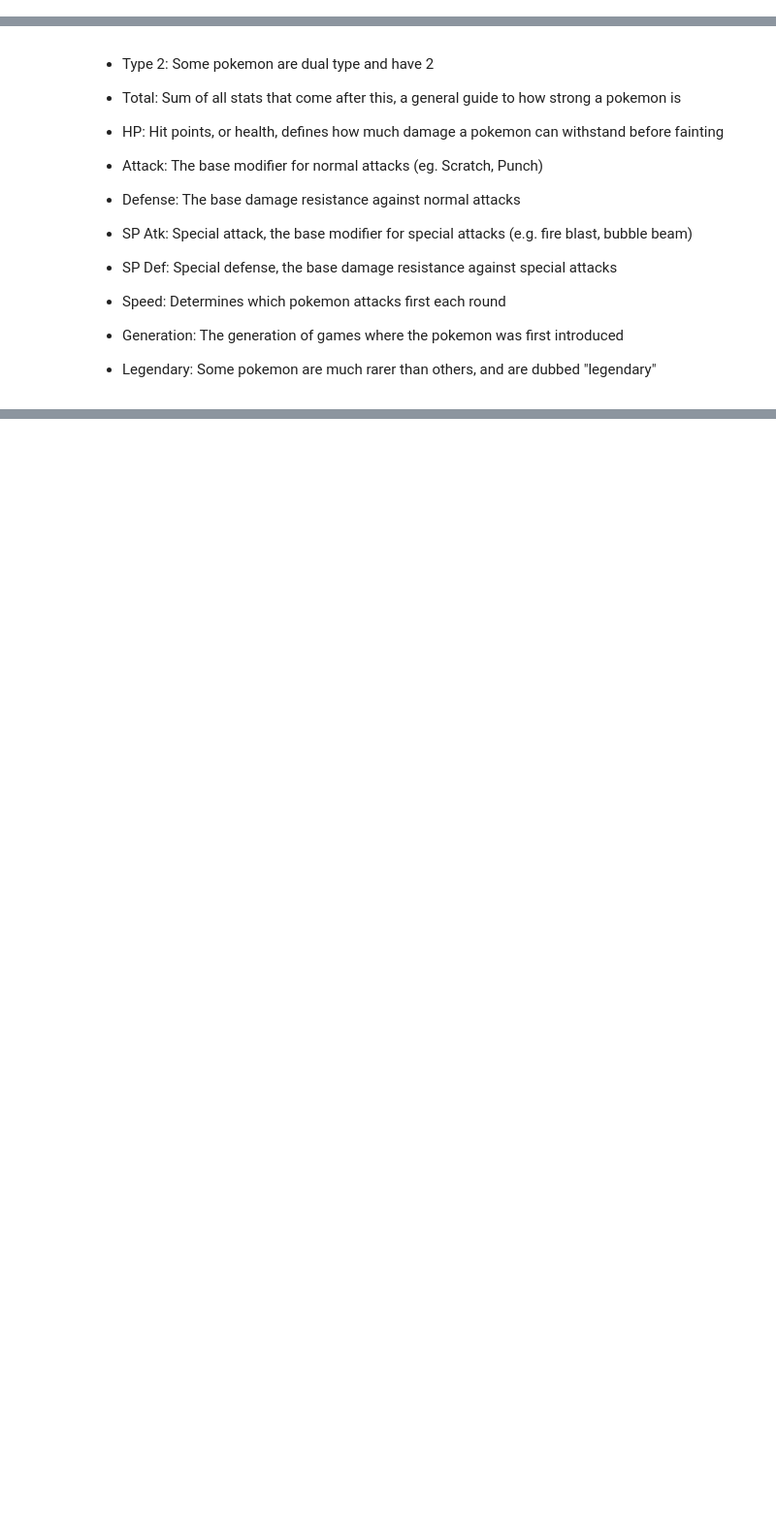
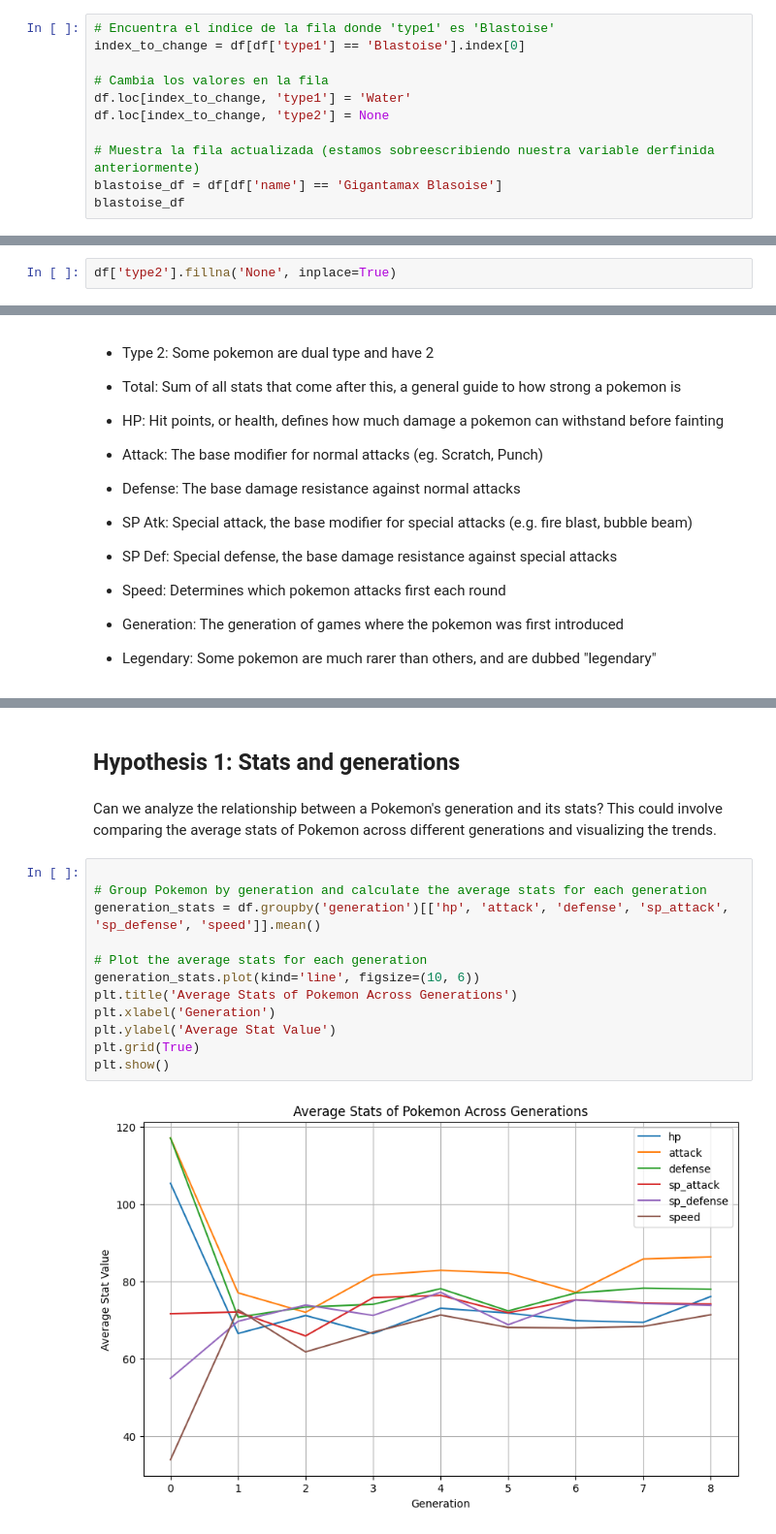
Before and after one commit to FrancescoGazzani/CoderDS1, a Jupyter notebook: ProyectoDS_ParteI_Gazzani_Pokemon.ipynb, the cells around one changed output, grey strips where cells are left out. Shown at 97% size. Cells and saved outputs as stored; diff of their text form; blank space fills up the shorter version.

```diff
--- a/ProyectoDS_ParteI_Gazzani_Pokemon.ipynb
+++ b/ProyectoDS_ParteI_Gazzani_Pokemon.ipynb
@@ -36,0 +59,11 @@ Mounted at /content/drive
+# %%
+# Encuentra el índice de la fila donde 'type1' es 'Blastoise'
+index_to_change = df[df['type1'] == 'Blastoise'].index[0]
+
+# Cambia los valores en la fila
+df.loc[index_to_change, 'type1'] = 'Water'
+df.loc[index_to_change, 'type2'] = None
+
+# Muestra la fila actualizada (estamos sobreescribiendo nuestra variable derfinida anteriormente)
+blastoise_df = df[df['name'] == 'Gigantamax Blasoise']
+blastoise_df
@@ -36,0 +97,2 @@ Mounted at /content/drive
+# %%
+df['type2'].fillna('None', inplace=True)
@@ -64,0 +149,18 @@ Breve explicacion de atributos
+# %% [markdown]
+## Hypothesis 1: Stats and generations
+# %% [markdown]
+Can we analyze the relationship between a Pokemon's generation and its stats? This could involve comparing the average stats of Pokemon across different generations and visualizing the trends.
+# %%
+
+# Group Pokemon by generation and calculate the average stats for each generation
+generation_stats = df.groupby('generation')[['hp', 'attack', 'defense', 'sp_attack', 'sp_defense', 'speed']].mean()
+
+# Plot the average stats for each generation
+generation_stats.plot(kind='line', figsize=(10, 6))
+plt.title('Average Stats of Pokemon Across Generations')
+plt.xlabel('Generation')
+plt.ylabel('Average Stat Value')
+plt.grid(True)
+plt.show()
+# %% [output]
+[figure, added]
```
Also changed, not shown: parts of 28 cells of this notebook.
